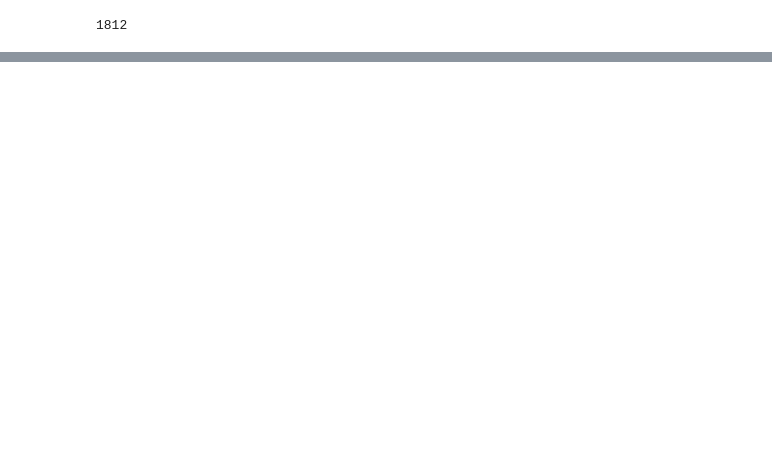
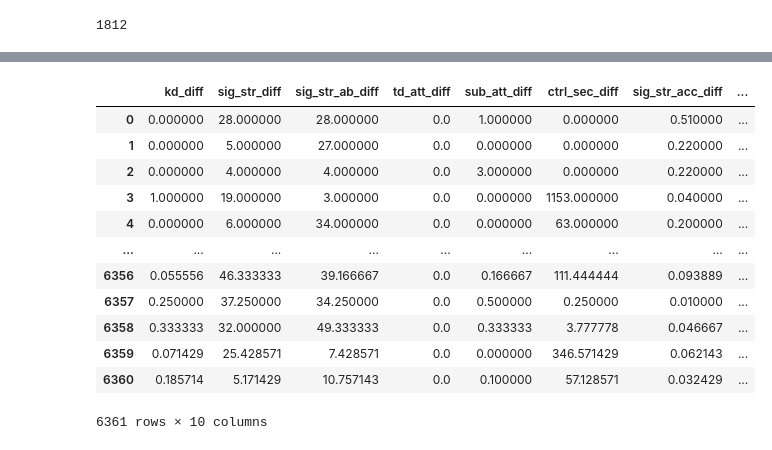
Before and after one commit to rishabkolan/Predicting-the-amount-of-time-a-UFC-fight-lasts, a Jupyter notebook: main.ipynb, the cells around one changed output, grey strips where cells are left out. Drawn from its saved outputs; the diff is of its cells as text; code cells hidden in the pictures; blank space fills up the shorter version.

```diff
--- a/main.ipynb
+++ b/main.ipynb
@@ -164,4 +179,4 @@ len(fighters_array)
 # %% [output]
 1812
 # %%
-accurate_stats(df, red_features, blue_features, fighters_array).head(5)
+df = accurate_stats(df, red_features, blue_features, fighters_array)
@@ -175,0 +187,6 @@ accurate_stats(df, red_features, blue_features, fighters_array).head(5)
+# %%
+red_totals = [feature[1] for feature in red_features]
+blue_totals = [feature[1] for feature in blue_features]
+# %%
+metrics = [feature.strip('r_').replace('total', 'diff') for feature in red_totals]
+metrics
@@ -175,0 +204,19 @@ accurate_stats(df, red_features, blue_features, fighters_array).head(5)
+# %%
+for n in np.arange(len(metrics)):
+  df[metrics[n]] = np.abs(df[red_totals[n]] - df[blue_totals[n]])
+# %%
+df[metrics]
+# %% [output]
+|  | kd_diff | sig_str_diff | sig_str_ab_diff | td_att_diff | sub_att_diff | ctrl_sec_diff | sig_str_acc_diff | ... |
+| 0 | 0.000000 | 28.000000 | 28.000000 | 0.0 | 1.000000 | 0.000000 | 0.510000 | ... |
+| 1 | 0.000000 | 5.000000 | 27.000000 | 0.0 | 0.000000 | 0.000000 | 0.220000 | ... |
+| 2 | 0.000000 | 4.000000 | 4.000000 | 0.0 | 3.000000 | 0.000000 | 0.220000 | ... |
+| 3 | 1.000000 | 19.000000 | 3.000000 | 0.0 | 0.000000 | 1153.000000 | 0.040000 | ... |
+| 4 | 0.000000 | 6.000000 | 34.000000 | 0.0 | 0.000000 | 63.000000 | 0.200000 | ... |
+| ... | ... | ... | ... | ... | ... | ... | ... | ... |
+| 6356 | 0.055556 | 46.333333 | 39.166667 | 0.0 | 0.166667 | 111.444444 | 0.093889 | ... |
+| 6357 | 0.250000 | 37.250000 | 34.250000 | 0.0 | 0.500000 | 0.250000 | 0.010000 | ... |
+| 6358 | 0.333333 | 32.000000 | 49.333333 | 0.0 | 0.333333 | 3.777778 | 0.046667 | ... |
+| 6359 | 0.071429 | 25.428571 | 7.428571 | 0.0 | 0.000000 | 346.571429 | 0.062143 | ... |
+| 6360 | 0.185714 | 5.171429 | 10.757143 | 0.0 | 0.100000 | 57.128571 | 0.032429 | ... |
+6361 rows × 10 columns
```
Also changed, not shown: parts of 13 cells of this notebook.
